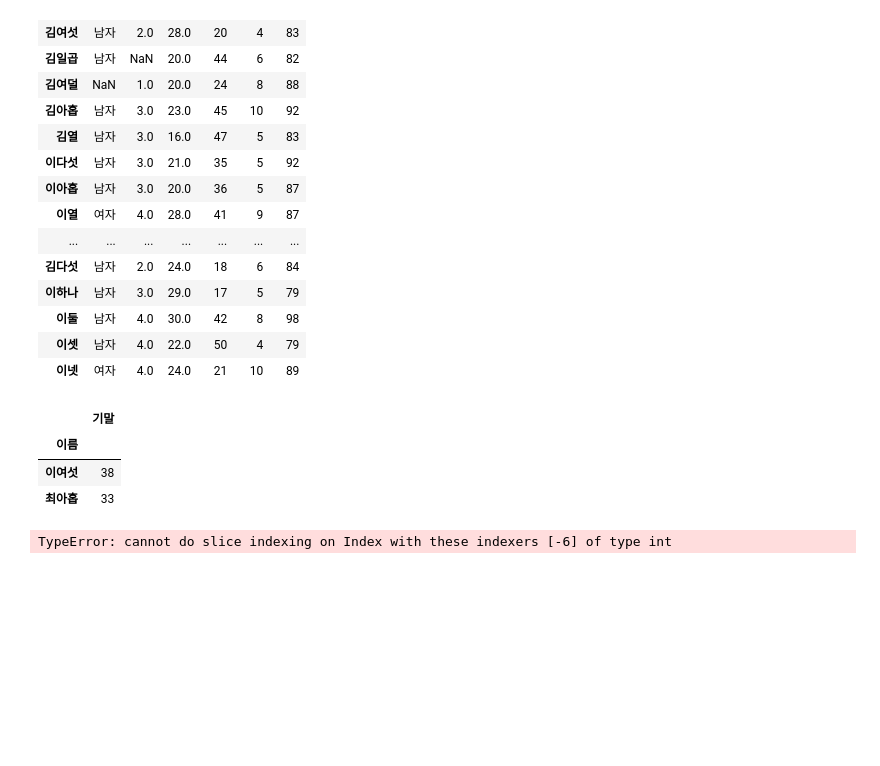
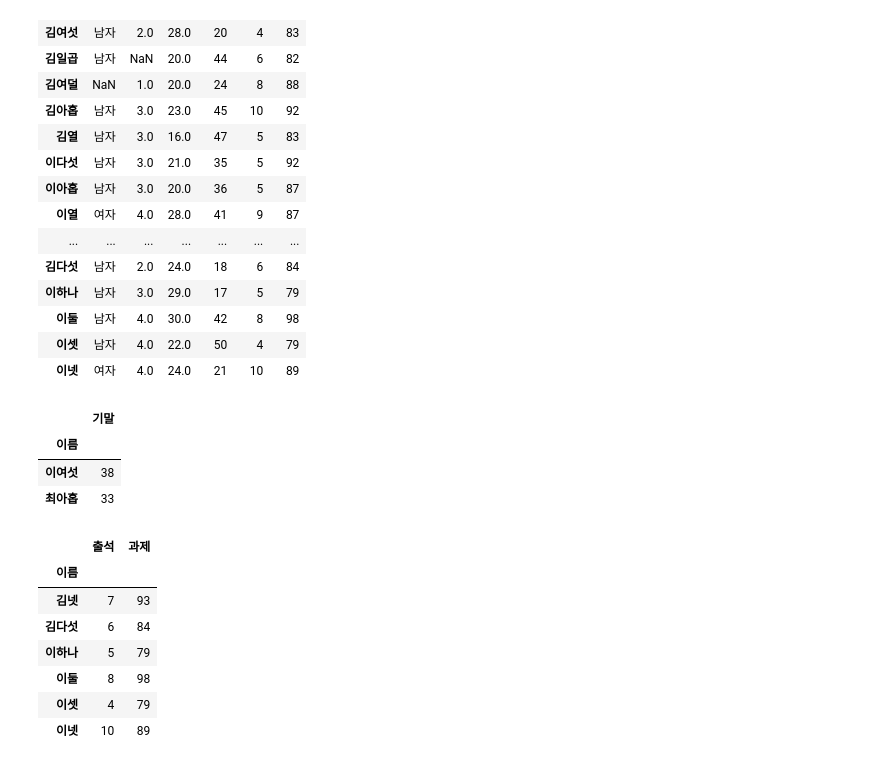
Before and after one commit to LIBY70/-goinhwal, a Jupyter notebook: hw2_22012167_노주호.ipynb, the cells around one changed output. Saved outputs shown, nothing was run; the diff lists cells and outputs as text; code cells hidden in the pictures; blank space fills up the shorter version.

```diff
--- a/hw2_22012167_노주호.ipynb
+++ b/hw2_22012167_노주호.ipynb
@@ -72,7 +71,14 @@ df1
 | 이여섯 | 38 |
 | 최아홉 | 33 |
 # %%
-df2 = df.loc[-6:, ['출석', '과제']]
+df2 = df.iloc[-6:][['출석', '과제']]
 df2
 # %% [output]
-TypeError: cannot do slice indexing on Index with these indexers [-6] of type int
+|  | 출석 | 과제 |
+| 이름 |  |  |
+| 김넷 | 7 | 93 |
+| 김다섯 | 6 | 84 |
+| 이하나 | 5 | 79 |
+| 이둘 | 8 | 98 |
+| 이셋 | 4 | 79 |
+| 이넷 | 10 | 89 |
```
Also changed, not shown: parts of 11 cells of this notebook.
